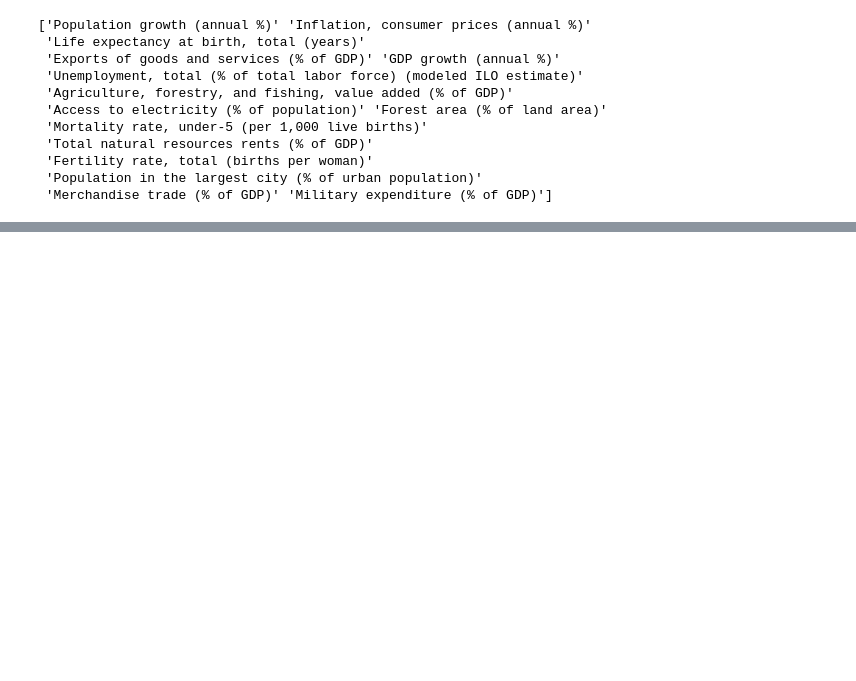
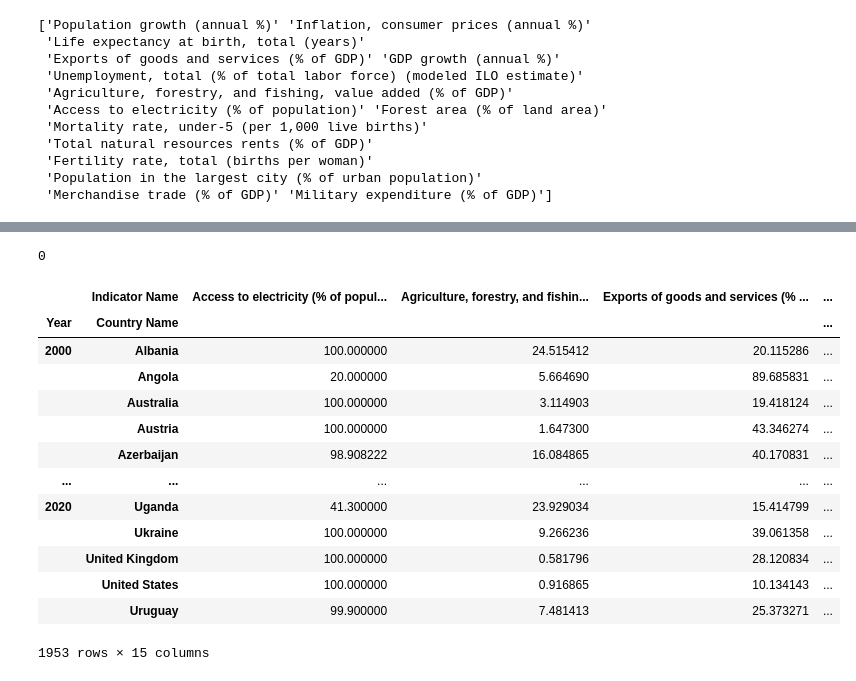
Before and after one commit to maciektr/worldbank_data_exploration, a Jupyter notebook: notebooks/create_dataset.ipynb, the cells around one changed output, grey strips where cells are left out. Saved outputs shown, nothing was run; the diff lists cells and outputs as text; code cells hidden in the pictures; blank space fills up the shorter version.

Commit message:
Changed loading dataset notebooks (#9)

```diff
--- a/notebooks/create_dataset.ipynb
+++ b/notebooks/create_dataset.ipynb
@@ -103,0 +173,22 @@ df_scaled.head()
+# %%
+from data_sources.load_dataset import load_time_series, load_dataset
+
+df = load_dataset()
+print(df.isnull().sum().sum())
+df
+# %% [output]
+0
+|  | Indicator Name | Access to electricity (% of popul... | Agriculture, forestry, and fishin... | Exports of goods and services (% ... | ... |
+| Year | Country Name |  |  |  | ... |
+| 2000 | Albania | 100.000000 | 24.515412 | 20.115286 | ... |
+|  | Angola | 20.000000 | 5.664690 | 89.685831 | ... |
+|  | Australia | 100.000000 | 3.114903 | 19.418124 | ... |
+|  | Austria | 100.000000 | 1.647300 | 43.346274 | ... |
+|  | Azerbaijan | 98.908222 | 16.084865 | 40.170831 | ... |
+| ... | ... | ... | ... | ... | ... |
+| 2020 | Uganda | 41.300000 | 23.929034 | 15.414799 | ... |
+|  | Ukraine | 100.000000 | 9.266236 | 39.061358 | ... |
+|  | United Kingdom | 100.000000 | 0.581796 | 28.120834 | ... |
+|  | United States | 100.000000 | 0.916865 | 10.134143 | ... |
+|  | Uruguay | 99.900000 | 7.481413 | 25.373271 | ... |
+1953 rows × 15 columns
```
Also changed, not shown: parts of 7 cells of this notebook, 2 other files.
